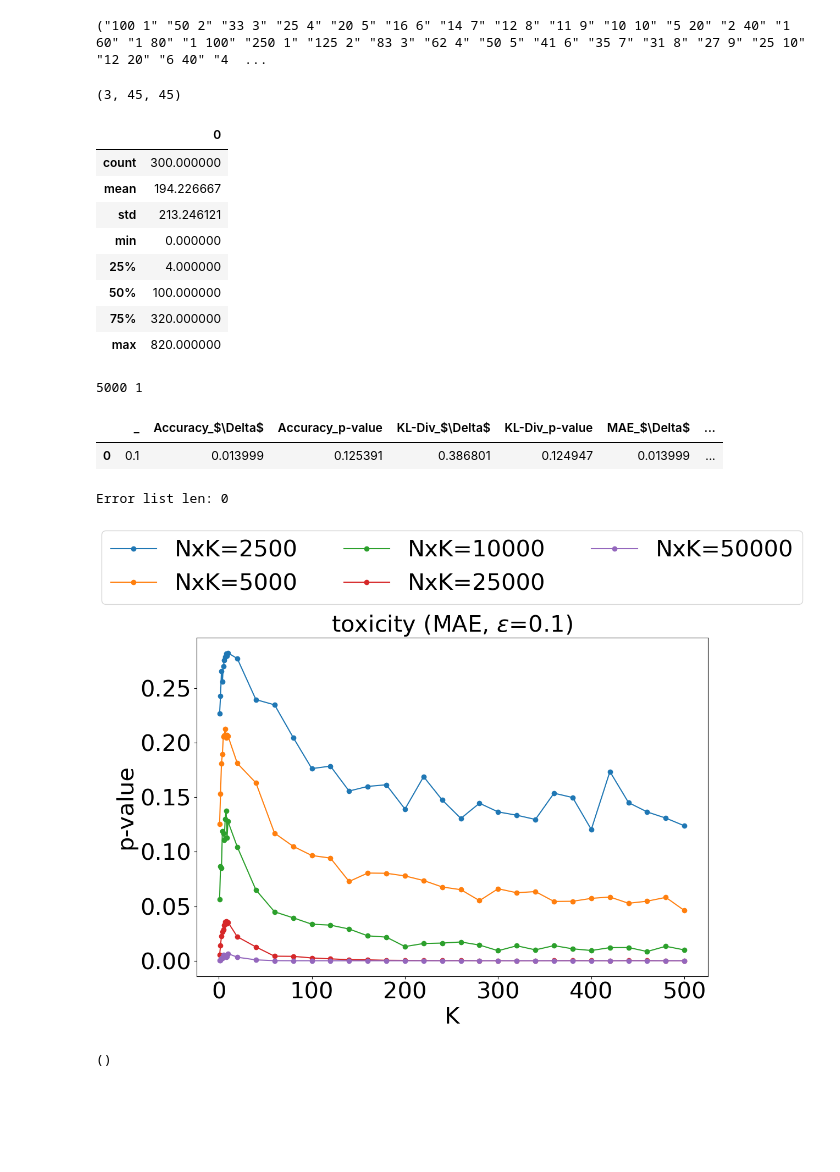
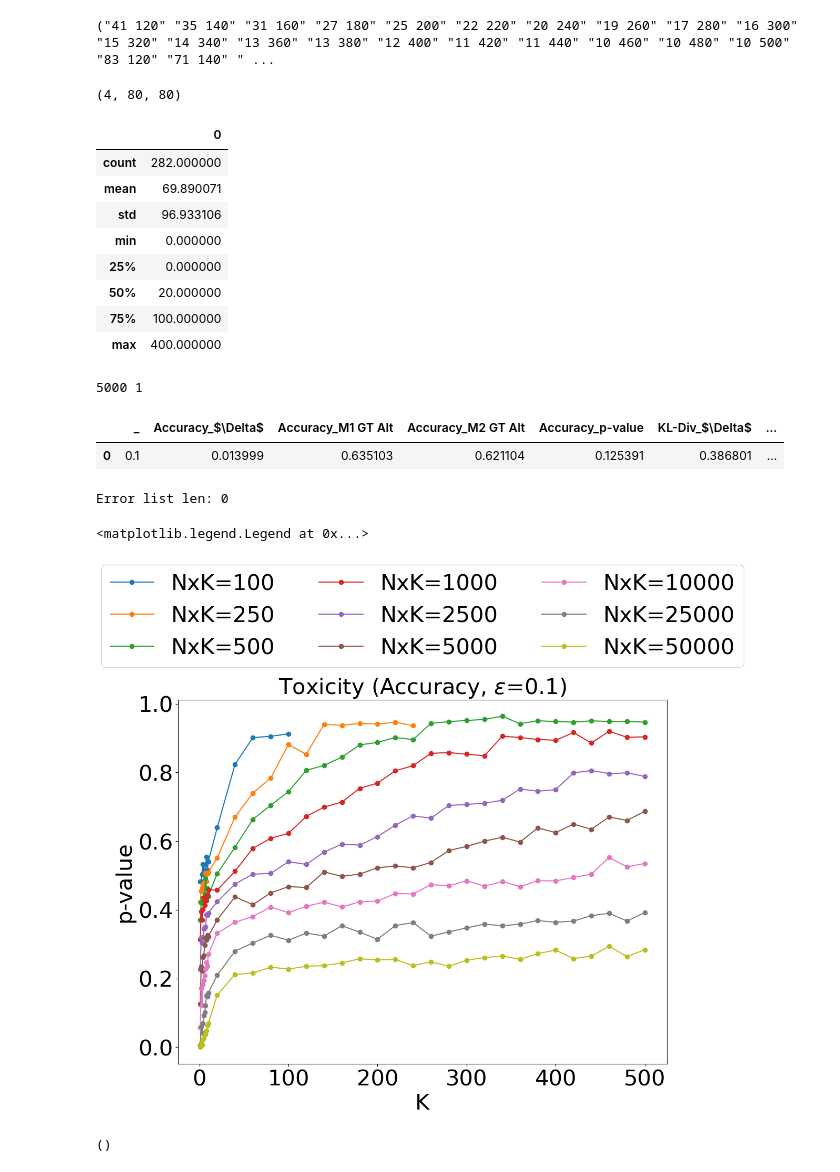
Before and after one commit to Homan-Lab/vet, a Jupyter notebook: process_results_arr.ipynb, the cells around one changed output. Cells and saved outputs as stored; diff of their text form; code cells hidden in the pictures; blank space fills up the shorter version.

Commit message:
plotting

```diff
--- a/process_results_arr.ipynb
+++ b/process_results_arr.ipynb
@@ -23,9 +23,11 @@ dataset_info = {"exp_dir": "../../../../data/ptest_arr_toxicity/", "dataset": "t
 # %%
 params_list = []
 all_params_list = []
-ks = [x for x in range(1,11)]
+# ks = [x for x in range(1,11)]
+ks = [x for x in range(120,501, 20)]
 # ks.extend([x for x in range(20,1001, 20)])
-ks.extend([x for x in range(20,101, 20)])
+# ks.extend([x for x in range(20,501, 20)])
+# ks.extend([x for x in range(20,101, 20)])
 
 def get_n_k_for_num_ratings(all_values, num_ratings=5000):
     values=[]
@@ -33,15 +35,19 @@ def get_n_k_for_num_ratings(all_values, num_ratings=5000):
         if x==0:
             x=1
         n = int(np.floor(num_ratings/x))
-        # if n > 30:
-        values.append((n, int(x)))
+        if n > 0:
+            values.append((n, int(x)))
     return values
+
+
 # vals = get_n_k_for_num_ratings(ks)
 # [x[1] for x in vals], [x[0] for x in vals]
 ratings_list = []
-nk_list = [100, 250, 500]
-# nk_list = [2500, 5000, 10000, 25000, 50000]
+# nk_list = [2500]
+# nk_list = [100, 250, 500, 1000, 2500]
+nk_list = [5000, 10000, 25000, 50000]
 # nk_list = [1000, 2500, 5000, 10000, 25000, 50000]
+# nk_list = [100, 250, 500, 1000, 2500, 5000, 10000, 25000, 50000]
 # for r in range(1000, 5001, 1000):
 # for r in range(5000, 5001, 500):
 for r in nk_list:
@@ -69,23 +76,23 @@ def get_bash_params_list(all_params_list):
 params_str = get_bash_params_list(all_params_list)
 print(params_str)
 # %% [output]
-("100 1" "50 2" "33 3" "25 4" "20 5" "16 6" "14 7" "12 8" "11 9" "10 10" "5 20" "2 40" "1 60" "1 80" "1 100" "250 1" "125 2" "83 3" "62 4" "50 5" "41 6" "35 7" "31 8" "27 9" "25 10" "12 20" "6 40" "4  ...
+("41 120" "35 140" "31 160" "27 180" "25 200" "22 220" "20 240" "19 260" "17 280" "16 300" "15 320" "14 340" "13 360" "13 380" "12 400" "11 420" "11 440" "10 460" "10 480" "10 500" "83 120" "71 140" " ...
 # %%
 len(params_list), len(ratings_list), len(all_params_list)
 # %% [output]
-(3, 45, 45)
+(4, 80, 80)
 # %%
 # from scipy import stats
 # stats.describe(np.array(ratings_list))
 pd.DataFrame(ratings_list).describe()
 # %% [output]
 |  | 0 |
-| count | 300.000000 |
-| mean | 194.226667 |
-| std | 213.246121 |
+| count | 282.000000 |
+| mean | 69.890071 |
+| std | 96.933106 |
 | min | 0.000000 |
-| 25% | 4.000000 |
-| 50% | 100.000000 |
-| 75% | 320.000000 |
-| max | 820.000000 |
+| 25% | 0.000000 |
+| 50% | 20.000000 |
+| 75% | 100.000000 |
+| max | 400.000000 |
 # %%
@@ -115,6 +122,8 @@ def gather_data(_N_ITEMS, _K_RESPONSES, distortion_values, metrics_list):
         intermediate_table = pd.DataFrame()
         intermediate_table['$\\Delta$'] = (experiment_results['M2 GT Alt'] - experiment_results['M1 GT Alt']).abs()
         intermediate_table['p-value'] = experiment_results['GT_Pvalue']
+        intermediate_table['M1 GT Alt'] = experiment_results['M1 GT Alt']
+        intermediate_table['M2 GT Alt'] = experiment_results['M2 GT Alt']
         # intermediate_table['Metric'] = ['$\\Gamma_{\\rm Accuracy}$', '$\\Gamma_{\\rm F1-score}$']
         intermediate_table['Metric'] = metrics_list
         # intermediate_table['Metric'] = ['Accuracy']
@@ -137,8 +146,8 @@ print(_N_ITEMS, _K_RESPONSES)
 final_table
 # %% [output]
 5000 1
-|  | _ | Accuracy_$\Delta$ | Accuracy_p-value | KL-Div_$\Delta$ | KL-Div_p-value | MAE_$\Delta$ | ... |
-| 0 | 0.1 | 0.013999 | 0.125391 | 0.386801 | 0.124947 | 0.013999 | ... |
+|  | _ | Accuracy_$\Delta$ | Accuracy_M1 GT Alt | Accuracy_M2 GT Alt | Accuracy_p-value | KL-Div_$\Delta$ | ... |
+| 0 | 0.1 | 0.013999 | 0.635103 | 0.621104 | 0.125391 | 0.386801 | ... |
 # %%
 # pd.concat([gather_data(1000, k, distortion_values) for k in [5, 10, 25, 50, 100]])
 # %%
@@ -160,9 +169,9 @@ final_table
 # print(values_2500)
 # %%
 # distortion = 0.05
-# metric = "Accuracy"
+metric = "Accuracy"
 # metric = "F1-score"
-metric = "MAE"
+# metric = "MAE"
 # metric = "Wins"
 # metric = "KL-Div"
 col = "K"
@@ -189,8 +198,8 @@ errors = []
 data_nk_list = []
 for i,nks in enumerate(params_list):
     data_df_list = []
-    for n,k in nks[:35]:
-    # for n,k in nks:
+    # for n,k in nks[:35]:
+    for n,k in nks:
         try:
             data_df = gather_data(n, k, distortion_values, metrics_list)
             data_df_list.append(data_df)
@@ -212,42 +221,43 @@ print(f"Error list len: {len(errors)}")
 # %% [output]
 Error list len: 0
 # %%
-plt.figure(figsize=(12, 8))
+plt.figure(figsize=(12, 9))
 # # plt.plot(df_ratings_500[col], df_ratings_500[f"{metric}_p-value"], marker='o', label='NxK=500')
 # # plt.plot(df_ratings_1000[col], df_ratings_1000[f"{metric}_p-value"], marker='o', label='NxK=1000')
 # # plt.plot(df_ratings_1500[col], df_ratings_1500[f"{metric}_p-value"], marker='o', label='NxK=1500')
 # # plt.plot(df_ratings_2000[col], df_ratings_2000[f"{metric}_p-value"], marker='o', label='NxK=2000')
 # # plt.plot(df_ratings_2500[col], df_ratings_2500[f"{metric}_p-value"], marker='o', label='NxK=2500')
 # # plt.plot(df_ratings_3000[col], df_ratings_3000[f"{metric}_p-value"], marker='o', label='NxK=3000')
 # # plt.plot(df_ratings_3500[col], df_ratings_3500[f"{metric}_p-value"], marker='o', label='NxK=3500')
 # # plt.plot(df_ratings_4000[col], df_ratings_4000[f"{metric}_p-value"], marker='o', label='NxK=4000')
 # # plt.plot(df_ratings_4500[col], df_ratings_4500[f"{metric}_p-value"], marker='o', label='NxK=4500')
 # plt.plot(df_ratings_5000[col], df_ratings_5000[f"{metric}_p-value"], marker='o', label='NxK=5000')
 # # plt.plot(df_ratings_5000[col], df_ratings_5000[f"{metric}_p-value"], marker='o', label='NxK=10000')
 
 for idx, nk in enumerate(data_nk_list):
     plt.plot(all_dfs[idx][col], all_dfs[idx][f"{metric}_p-value"], marker='o', label=f'NxK={nk}')
 
 title_fontsize = 30
 label_fontsize = 30
 tick_fontsize = 30
 legend_fontsize = 30
 
 plt.xlabel(col, fontsize=label_fontsize)
 plt.ylabel('p-value', fontsize=label_fontsize)
 # plt.ylim((0,0.6))
 # plt.ylim((0,0.015))
 # plt.ylim((0,1))
 plt.xticks(fontsize=tick_fontsize)
 plt.yticks(fontsize=tick_fontsize)
 plt.title(f"{dataset} ({metric}, $\\epsilon$={distortion})", fontsize=title_fontsize)
-plt.legend(loc='upper center', bbox_to_anchor=(0.5, 1.35), ncols=3, fontsize=legend_fontsize)
+plt.legend(loc='upper center', bbox_to_anchor=(0.5, 1.4), ncols=3, fontsize=legend_fontsize)
 # plt.savefig(f"{exp_dir}plots/{dataset}_{metric}_col_{col}_epsilon={distortion}.png")
 # plt.savefig(f"output/{dataset}_nk_5000_{metric}_{col}_e_{distortion}.png")
 # plt.savefig(f"output/{dataset}_p_vals_{metric}_{col}_e_{distortion}.png")
 # plt.savefig(f"output/{dataset}_p_vals_{metric}_{col}_500_e_{distortion}.pdf", bbox_inches='tight')
 # %% [output]
+<matplotlib.legend.Legend at 0x...>
-[figure, old version]
+[figure, new version]
 # %%
 params_str = get_bash_params_list(errors)
 print(params_str)
```
Also changed, not shown: parts of 2 cells of this notebook, 5 other files.
